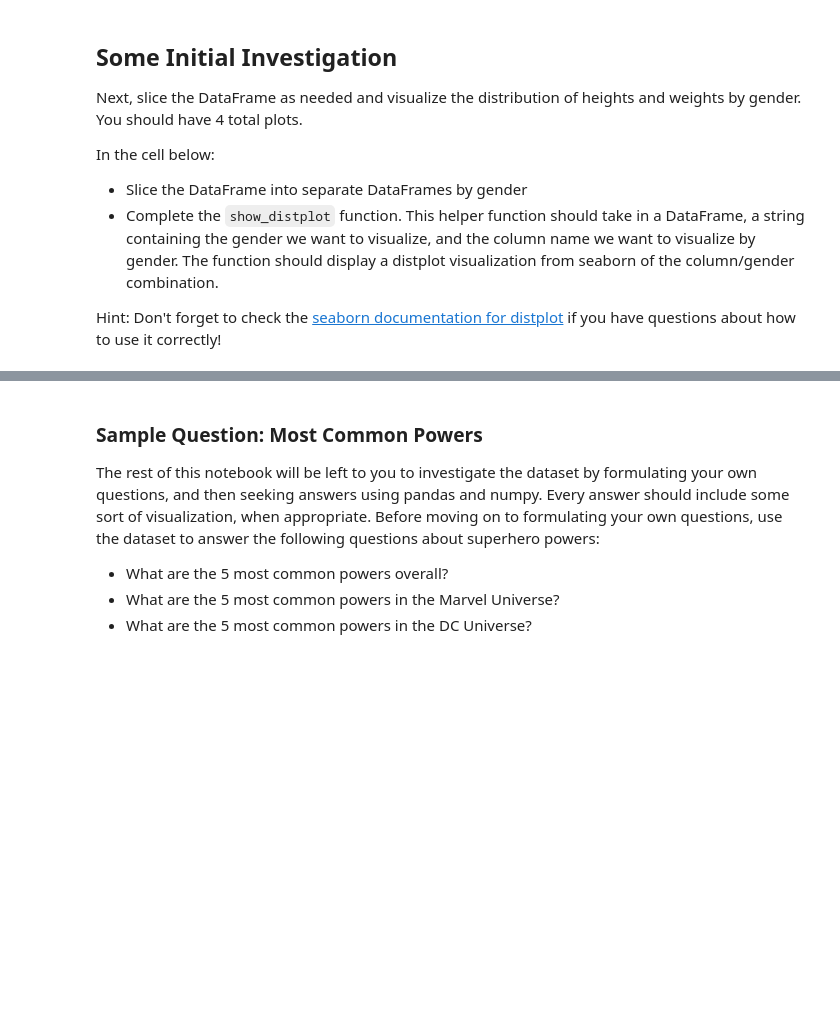
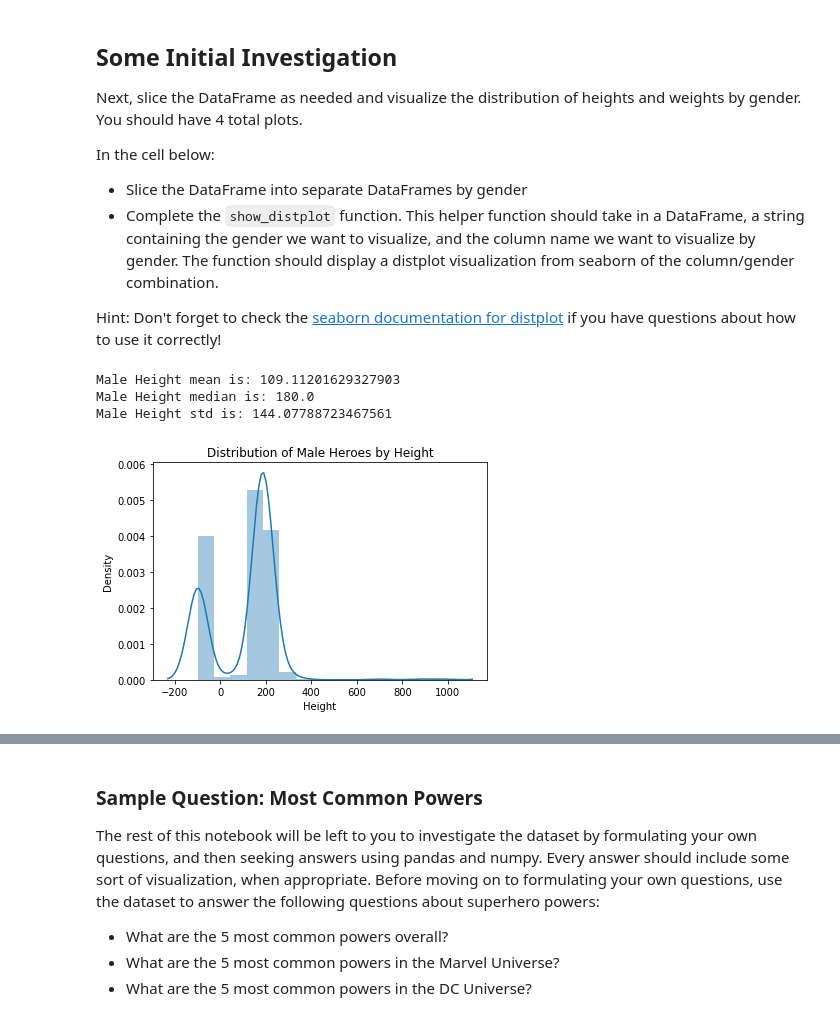
Before and after one commit to rab175/dsc-data-cleaning-project-online-ds-pt-071519, a Jupyter notebook: index.ipynb, the cells around one changed output, grey strips where cells are left out. Cells and saved outputs as stored; diff of their text form; code cells hidden in the pictures; blank space fills up the shorter version.

```diff
--- a/index.ipynb
+++ b/index.ipynb
@@ -196,4 +363,21 @@ def show_distplot(dataframe, gender, column_name):
+# %%
+male_heroes_df = heroes_df[heroes_df['Gender'] == "Male"]
+female_heroes_df = heroes_df[heroes_df['Gender'] == 'Female']
+
+def show_distplot(dataframe, gender, column_name):
+    sns.distplot(dataframe[column_name], norm_hist=True)
+    plt.title(f'Distribution of {gender} Heroes by {column_name}')
+    plt.ylabel('Density')
+    print(f'{gender} {column_name} mean is: {dataframe[column_name].mean()}')
+    print(f'{gender} {column_name} median is: {dataframe[column_name].median()}')
+    print(f'{gender} {column_name} std is: {dataframe[column_name].std()}')
 # %%
 # Male Height
+show_distplot(male_heroes_df, 'Male', 'Height')
+# %% [output]
+Male Height mean is: 109.11201629327903
+Male Height median is: 180.0
+Male Height std is: 144.07788723467561
+[figure, added]
 # %%
 # Male Weight
```
Also changed, not shown: parts of 28 cells of this notebook.
